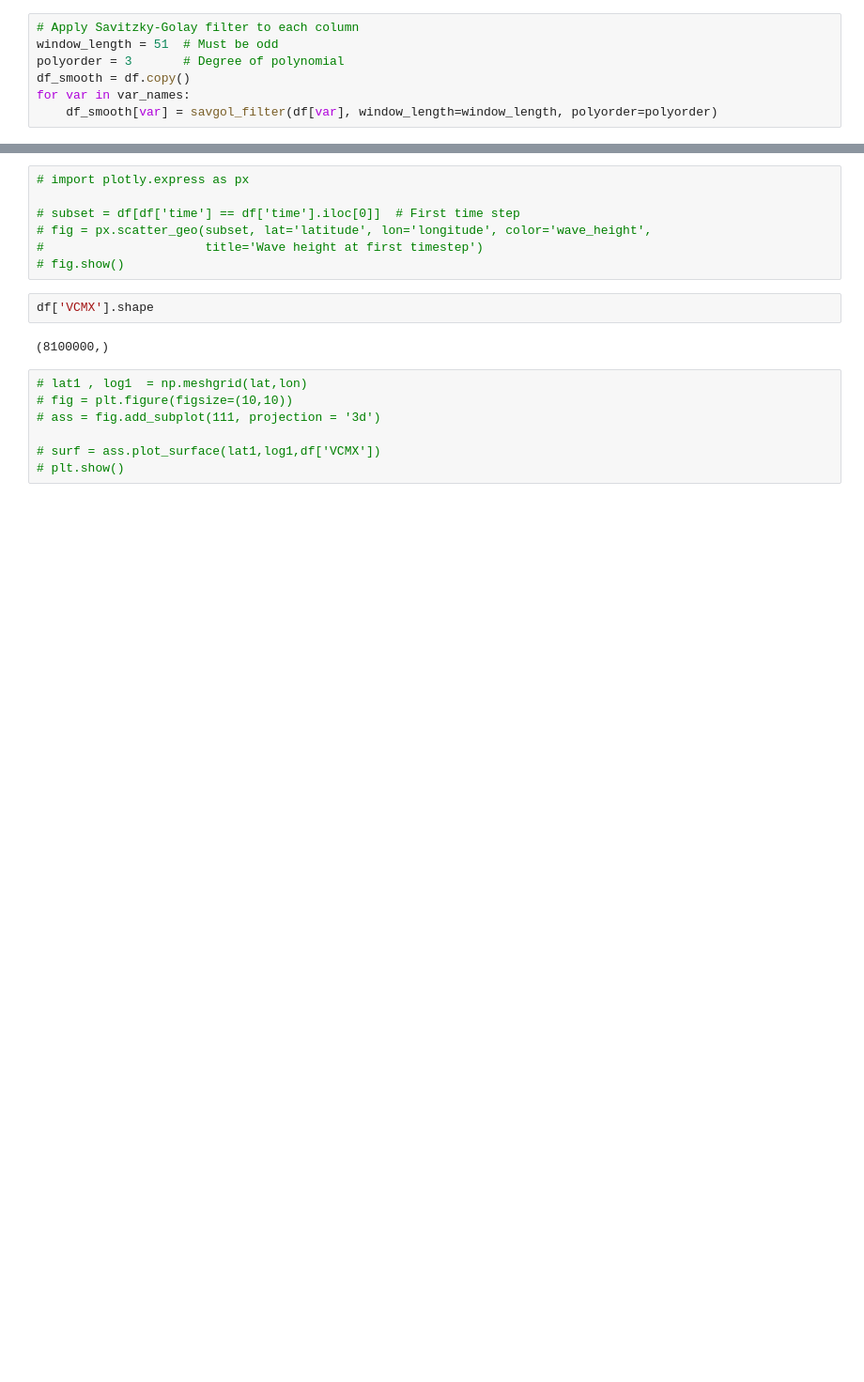
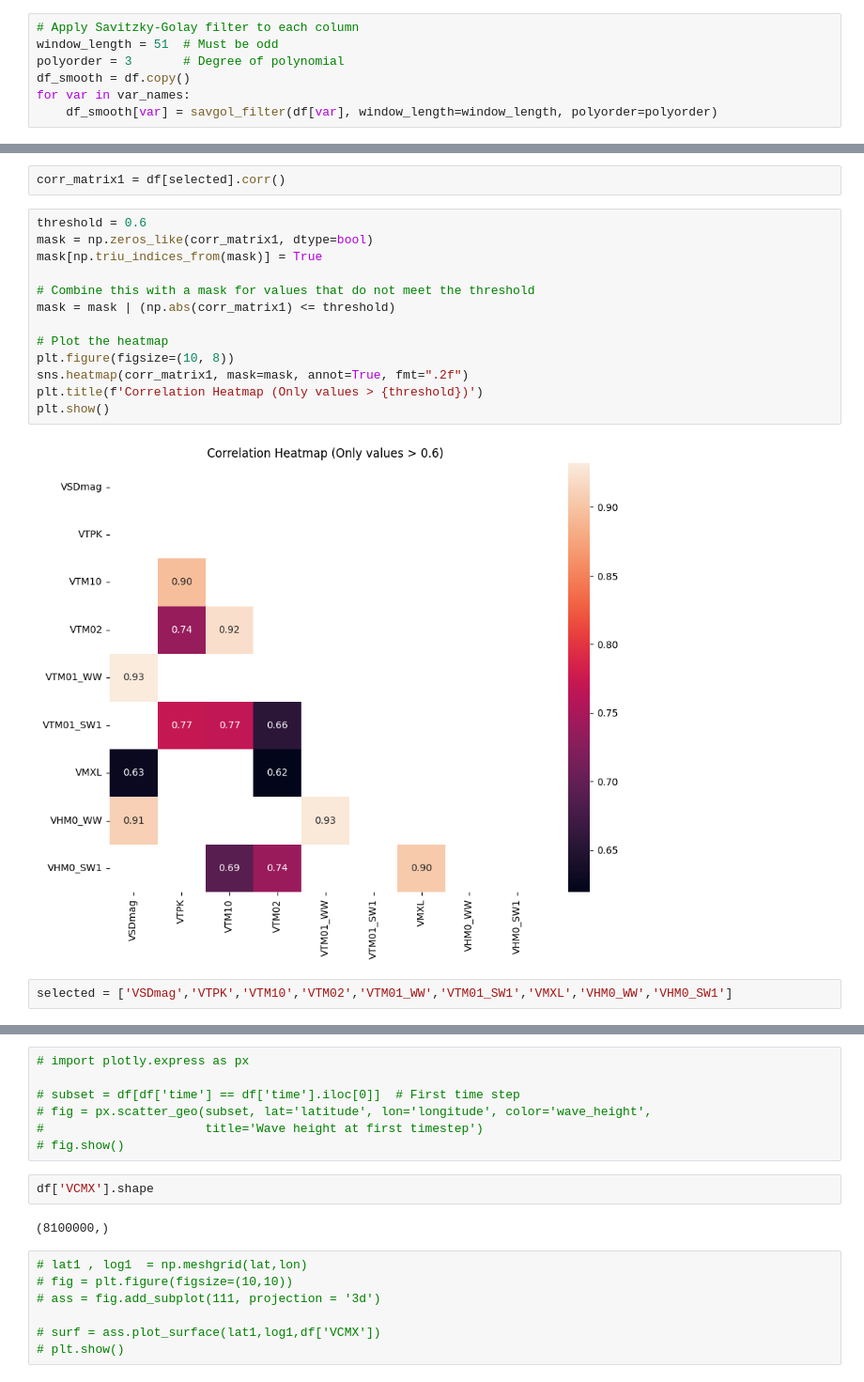
Before and after one commit to oghritik/Wave-Prediction, a Jupyter notebook: data.ipynb, the cells around one changed output, grey strips where cells are left out. Shown at 94% size. Cells and saved outputs as stored; diff of their text form; blank space fills up the shorter version.

```diff
--- a/data.ipynb
+++ b/data.ipynb
@@ -242,0 +206,19 @@ sns.heatmap(corr_matrix)
+# %%
+corr_matrix1 = df[selected].corr()
+# %%
+threshold = 0.6
+mask = np.zeros_like(corr_matrix1, dtype=bool)
+mask[np.triu_indices_from(mask)] = True
+
+# Combine this with a mask for values that do not meet the threshold
+mask = mask | (np.abs(corr_matrix1) <= threshold)
+
+# Plot the heatmap
+plt.figure(figsize=(10, 8))
+sns.heatmap(corr_matrix1, mask=mask, annot=True, fmt=".2f")
+plt.title(f'Correlation Heatmap (Only values > {threshold})')
+plt.show()
+# %% [output]
+[figure, added]
+# %%
+selected = ['VSDmag','VTPK','VTM10','VTM02','VTM01_WW','VTM01_SW1','VMXL','VHM0_WW','VHM0_SW1']
```
Also changed, not shown: parts of 28 cells of this notebook, 12 other files.
